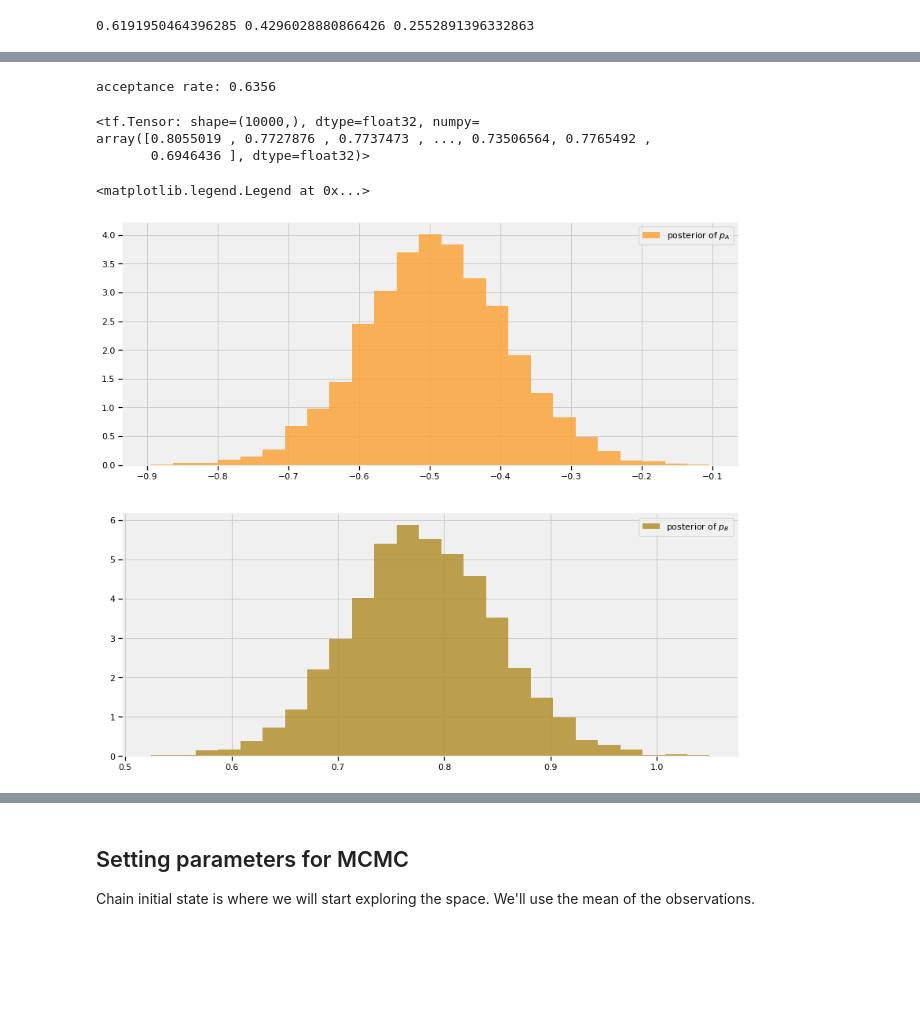
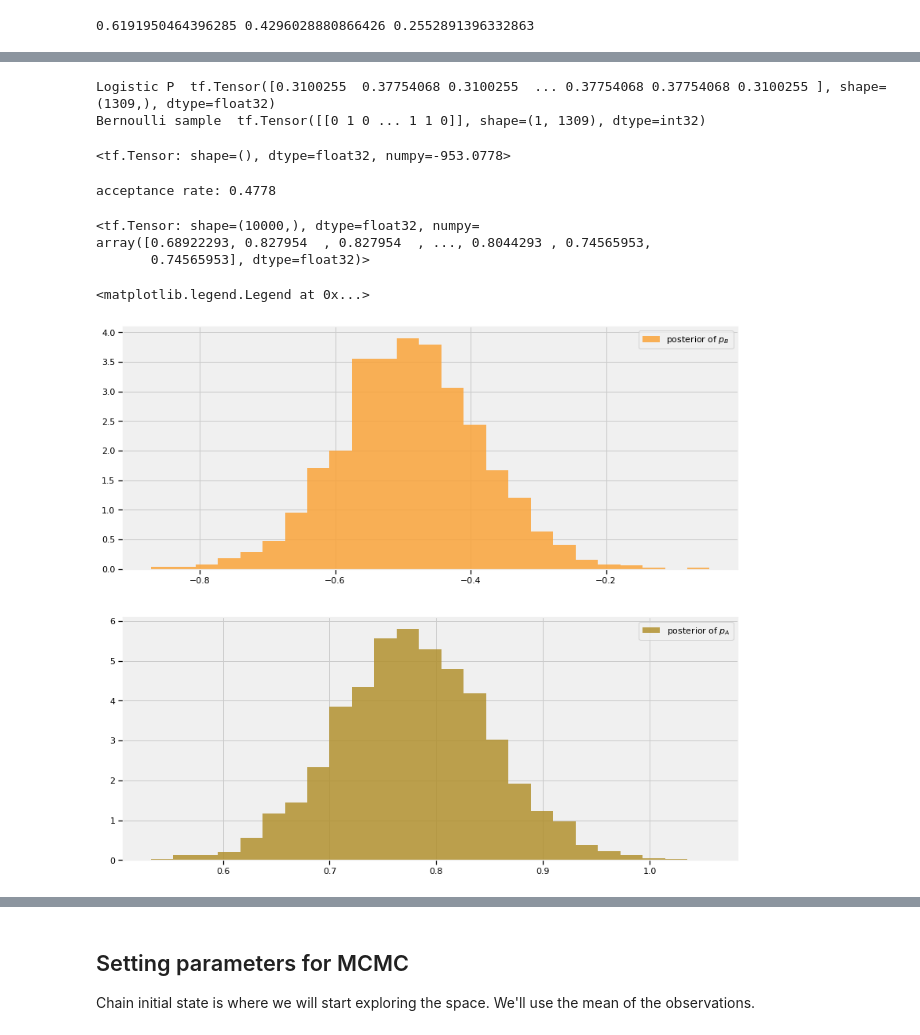
Before and after one commit to paulbruffett/tensorflow-probability, a Jupyter notebook: Titanic.ipynb, the cells around one changed output, grey strips where cells are left out. Cells and saved outputs as stored; diff of their text form; code cells hidden in the pictures; blank space fills up the shorter version.

```diff
--- a/Titanic.ipynb
+++ b/Titanic.ipynb
@@ -56,9 +55,5 @@ titanic_data =  ds[["features/pclass","survived"]].values
 
 titanic_data = tf.convert_to_tensor(titanic_data, dtype=tf.float32)
 pass_class = titanic_data[:, 0]
-D_ = titanic_data[:, 1]
-D = tf.convert_to_tensor(D_, dtype=tf.float32)
-
-beta = tfd.Normal(name="beta", loc=0.3, scale=1000.).sample()
-alpha = tfd.Normal(name="alpha", loc=-15., scale=1000.).sample()
-p_deterministic = tfd.Deterministic(name="p", loc=1.0/(1. + tf.exp(beta * titanic_data + alpha))).sample()
+pass_survival = titanic_data[:, 1]
+pass_survival = tf.convert_to_tensor(pass_survival, dtype=tf.float32)
@@ -65,11 +65,10 @@ p_deterministic = tfd.Deterministic(name="p", loc=1.0/(1. + tf.exp(beta * titani
 # %%
-def titanic_joint_log_prob(D, pass_class, alpha, beta):
+def titanic_joint_log_prob(survival, pass_class, alpha, beta):
     """
     Joint log probability optimization function.
 
     Args:
-      D: The Data from the challenger disaster representing presence or
-         absence of defect
+      survival: did the passenger survive or die?
       pass_class: what class was the passenger on the ship
       alpha: one of the inputs of the HMC
       beta: one of the inputs of the HMC
@@ -86,8 +85,27 @@ def titanic_joint_log_prob(D, pass_class, alpha, beta):
     return (
         rv_alpha.log_prob(alpha)
         + rv_beta.log_prob(beta)
-        + tf.reduce_sum(rv_observed.log_prob(D))
+        + tf.reduce_sum(rv_observed.log_prob(survival))
     )
+# %%
+survival = pass_survival
+beta = -0.3
+alpha = 1.1
+
+rv_alpha = tfd.Normal(loc=0., scale=1000.)
+rv_beta = tfd.Normal(loc=0., scale=1000.)
+
+# make this into a logit
+logistic_p = 1.0/(1. + tf.exp(beta * tf.cast(pass_class, tf.float32) + alpha))
+print("Logistic P ", logistic_p)
+rv_observed = tfd.Bernoulli(probs=logistic_p)
+print("Bernoulli sample ", rv_observed.sample(1))
+
+rv_alpha.log_prob(alpha) + rv_beta.log_prob(beta) + tf.reduce_sum(rv_observed.log_prob(survival))
+# %% [output]
+Logistic P  tf.Tensor([0.3100255  0.37754068 0.3100255  ... 0.37754068 0.37754068 0.3100255 ], shape=(1309,), dtype=float32)
+Bernoulli sample  tf.Tensor([[0 1 0 ... 1 1 0]], shape=(1, 1309), dtype=int32)
+<tf.Tensor: shape=(), dtype=float32, numpy=-953.0778>
 # %%
 number_of_steps = 10000
 burnin = 2000
@@ -96,12 +114,12 @@ leapfrog_steps=40
 
 # Set the chain's start state.
 initial_chain_state = [
-    0. * tf.ones([], dtype=tf.float32, name="init_alpha"),
-    0. * tf.ones([], dtype=tf.float32, name="init_beta")
+    0. * tf.ones([], dtype=tf.float32),
+    0. * tf.ones([], dtype=tf.float32)
 ]
 
 
-unnormalized_posterior_log_prob = lambda *args: titanic_joint_log_prob(D, pass_class, *args)
+unnormalized_posterior_log_prob = lambda *args: titanic_joint_log_prob(pass_survival, pass_class, *args)
 
 # Create an HMC TransitionKernel
 hmc_kernel = tfp.mcmc.HamiltonianMonteCarlo(
@@ -129,32 +147,32 @@ samples, kernel_results = run_chain()
 print("acceptance rate: {}".format(
     kernel_results.inner_results.is_accepted.numpy().mean()))
 # %% [output]
-acceptance rate: 0.6356
+acceptance rate: 0.4778
 # %%
 samples[1]
 # %% [output]
 <tf.Tensor: shape=(10000,), dtype=float32, numpy=
-array([0.8055019 , 0.7727876 , 0.7737473 , ..., 0.73506564, 0.7765492 ,
-       0.6946436 ], dtype=float32)>
+array([0.68922293, 0.827954  , 0.827954  , ..., 0.8044293 , 0.74565953,
+       0.74565953], dtype=float32)>
 # %%
 plt.figure(figsize(12.5, 12.5))
 
 #histogram of posteriors
 
 ax = plt.subplot(211)
 
 plt.hist(samples[0].numpy(), histtype='stepfilled', bins=25, alpha=0.85,
-         label="posterior of $p_A$", color='#FAA43A', density=True)
+         label="posterior of $p_B$", color='#FAA43A', density=True)
 plt.legend(loc="upper right")
 
 ax = plt.subplot(212)
 
 plt.hist(samples[1].numpy(), histtype='stepfilled', bins=25, alpha=0.85,
-         label="posterior of $p_B$", color='#B2912F', density=True)
+         label="posterior of $p_A$", color='#B2912F', density=True)
 plt.legend(loc="upper right")
 # %% [output]
 <matplotlib.legend.Legend at 0x...>
-[figure, old version]
+[figure, new version]
 # %%
 alpha_samples_1d_ = samples[0][:, None]  # best to make them 1d
 beta_samples_1d_ = samples[1][:, None]
```
Also changed, not shown: parts of 10 cells of this notebook.
